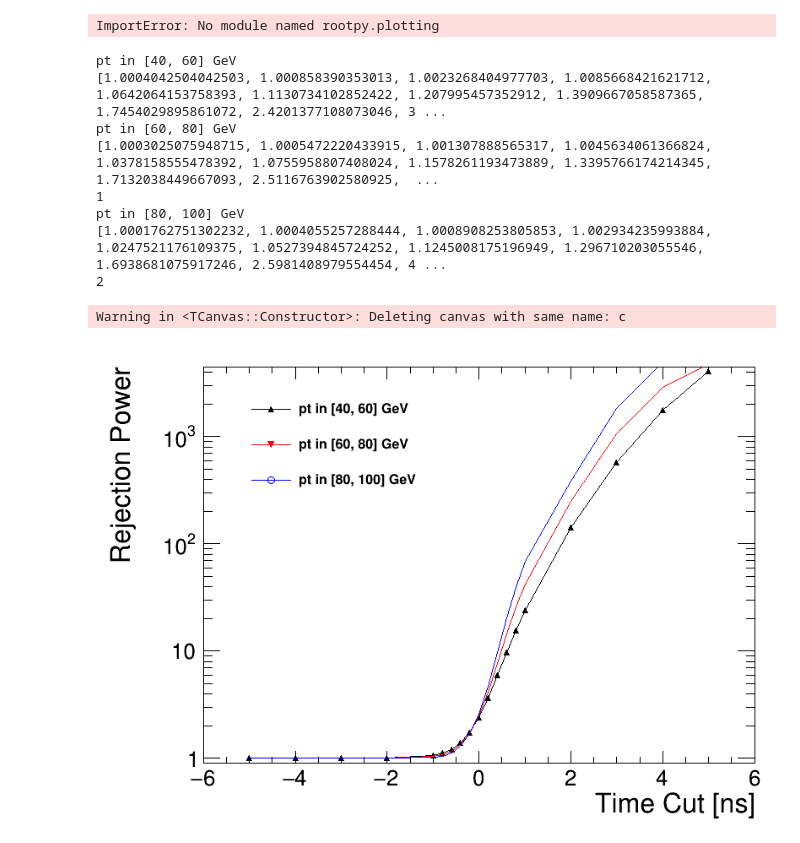
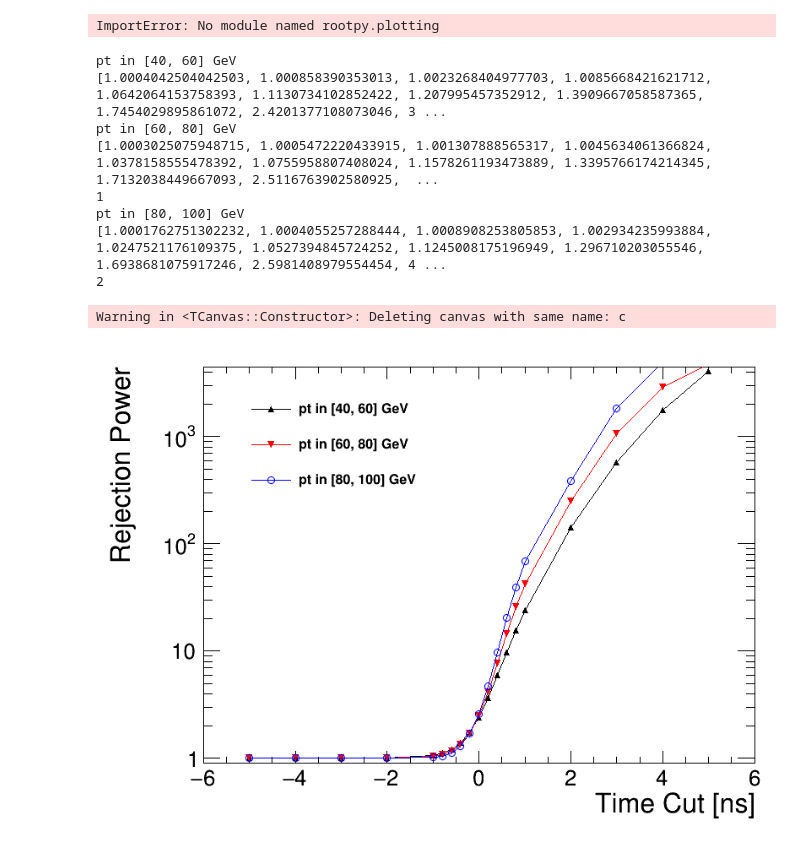
Before and after one commit to cms-lpc-llp/delayed_jet_analyzer, a Jupyter notebook: plot_scripts/event_selection/QCD_Inclusive_timing_study.ipynb, the cells around one changed output. Saved outputs shown, nothing was run; the diff lists cells and outputs as text; code cells hidden in the pictures.

Commit message:
update rejection power plot

```diff
--- a/plot_scripts/event_selection/QCD_Inclusive_timing_study.ipynb
+++ b/plot_scripts/event_selection/QCD_Inclusive_timing_study.ipynb
@@ -714,33 +714,33 @@ for m,n in enumerate(pt_range):
 
     leg.AddEntry(hrej[m],pt_string)
     leg.SetBorderSize(0)
         #hrej[m].GetYaxis().SetRangeUser(0,1000)
 
     if i==0 :
         #hrej[m].GetYaxis().SetRangeUser(0,1000)
         hrej[m].SetTitle( 'Rejection Power' )
         hrej[m].GetXaxis().SetTitle( 'Time Cut [ns]' )
         #hrej[m].GetXaxis().SetRangeUser(-10,10)
         hrej[m].GetYaxis().SetRangeUser(0,1000)
         hrej[m].GetYaxis().SetTitle( 'Rejection Power' )
-        hrej[m].Draw('')
+        hrej[m].Draw('ALP')
     else:
         print i
-        hrej[m].Draw('same')
+        hrej[m].Draw('LPsame')
 
     i+=1
 
 leg.Draw()
 c.SetLogy()
 c.Draw()
 # %% [output]
 pt in [40, 60] GeV
 [1.0004042504042503, 1.000858390353013, 1.0023268404977703, 1.0085668421621712, 1.0642064153758393, 1.1130734102852422, 1.207995457352912, 1.3909667058587365, 1.7454029895861072, 2.4201377108073046, 3 ...
 pt in [60, 80] GeV
 [1.0003025075948715, 1.0005472220433915, 1.001307888565317, 1.0045634061366824, 1.0378158555478392, 1.0755958807408024, 1.1578261193473889, 1.3395766174214345, 1.7132038449667093, 2.5116763902580925,  ...
 1
 pt in [80, 100] GeV
 [1.0001762751302232, 1.0004055257288444, 1.0008908253805853, 1.002934235993884, 1.0247521176109375, 1.0527394845724252, 1.1245008175196949, 1.296710203055546, 1.6938681075917246, 2.5981408979554454, 4 ...
 2
 Warning in <TCanvas::Constructor>: Deleting canvas with same name: c
-[figure, old version]
+[figure, new version]
```
